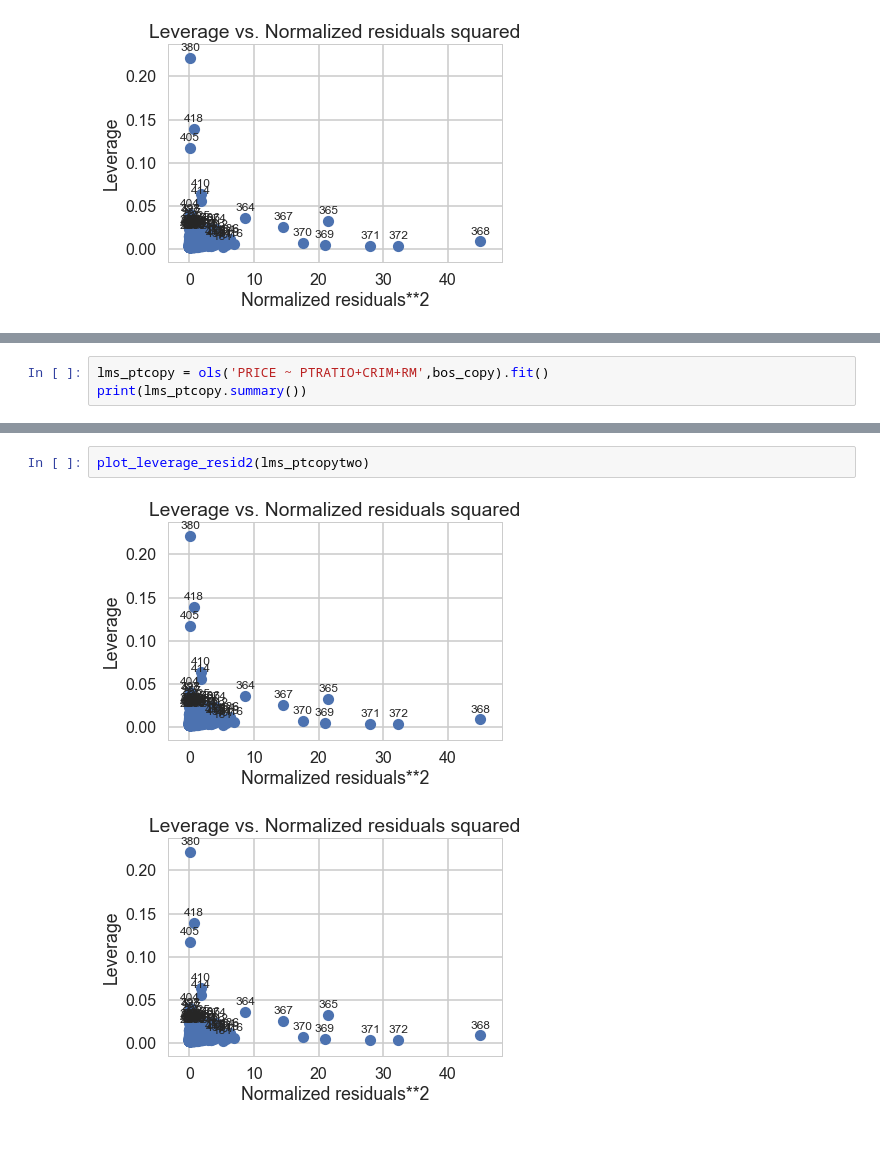
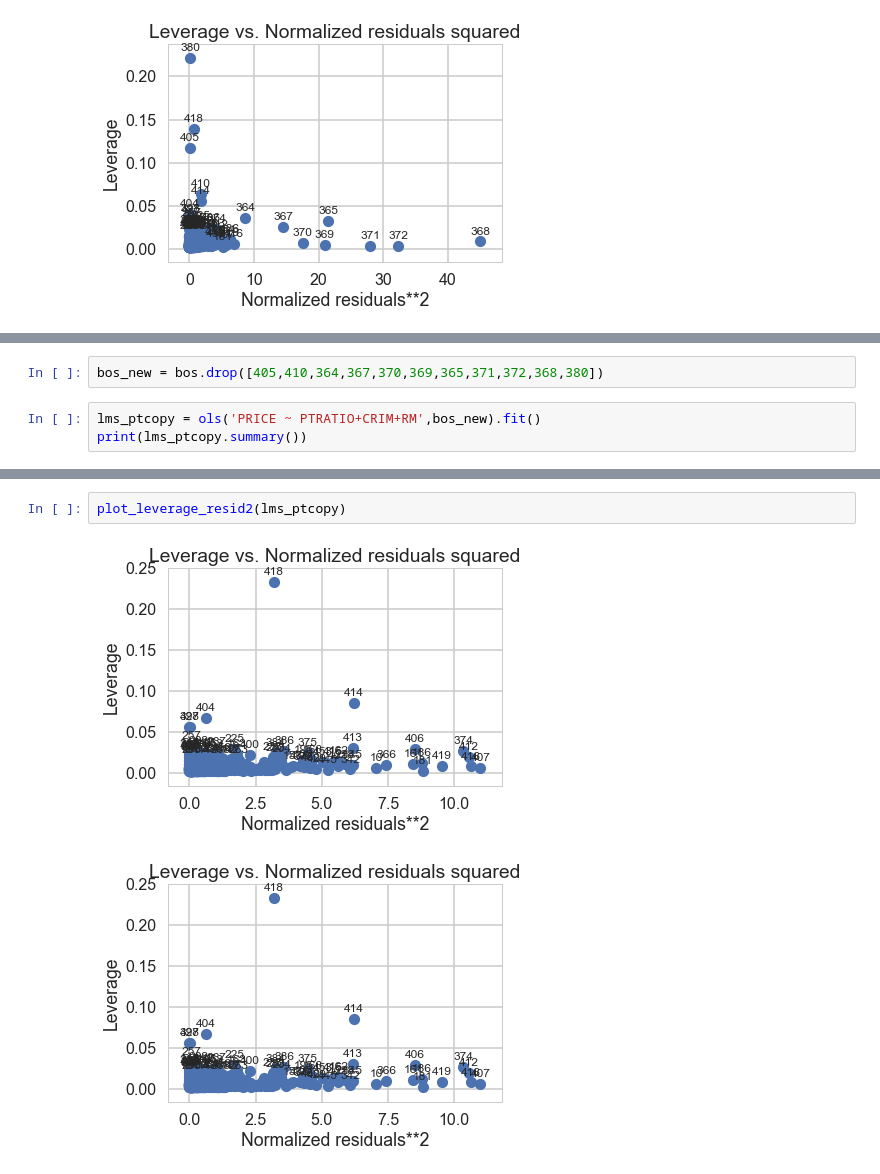
Before and after one commit to chinshaunakdesai/DataScienceWork, a Jupyter notebook: BostonHousingPrice_LinearRegression/Chintan_Mini_Project_Linear_Regression.ipynb, the cells around one changed output, grey strips where cells are left out. Drawn from its saved outputs; the diff is of its cells as text; blank space fills up the shorter version.

```diff
--- a/BostonHousingPrice_LinearRegression/Chintan_Mini_Project_Linear_Regression.ipynb
+++ b/BostonHousingPrice_LinearRegression/Chintan_Mini_Project_Linear_Regression.ipynb
@@ -1220,5 +1236,7 @@ bos_copy.drop(bos_copy.index[[380,418]])
+# %%
+bos_new = bos.drop([405,410,364,367,370,369,365,371,372,368,380])
 # %%
-lms_ptcopy = ols('PRICE ~ PTRATIO+CRIM+RM',bos_copy).fit()
+lms_ptcopy = ols('PRICE ~ PTRATIO+CRIM+RM',bos_new).fit()
 print(lms_ptcopy.summary())
 # %% [output]
                             OLS Regression Results
@@ -1283,5 +1259,5 @@ Warnings:
 # %%
-plot_leverage_resid2(lms_ptcopytwo)
+plot_leverage_resid2(lms_ptcopy)
 # %% [output]
-[figure, old version]
+[figure, new version]
-[figure, old version]
+[figure, new version]
```
Also changed, not shown: parts of 48 cells of this notebook.
